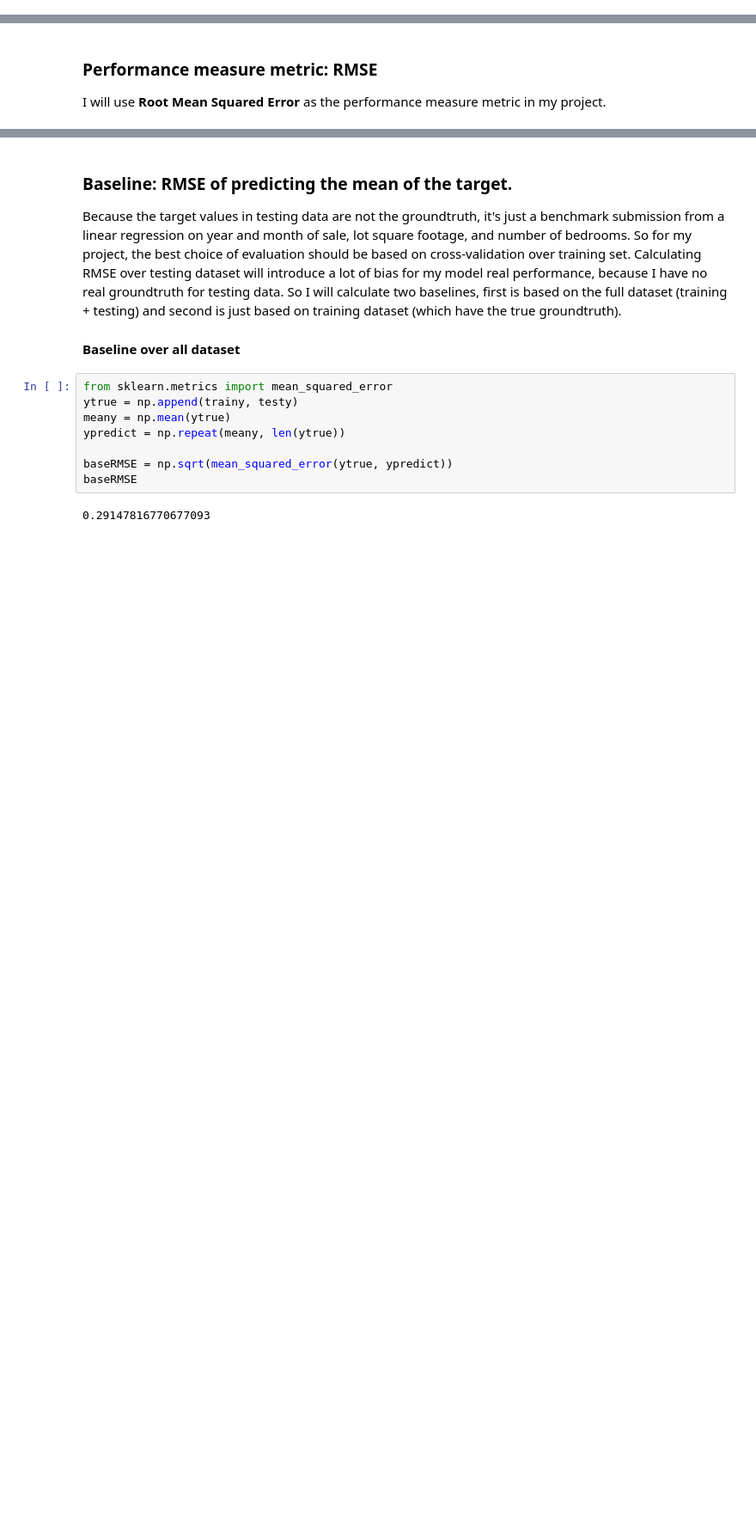
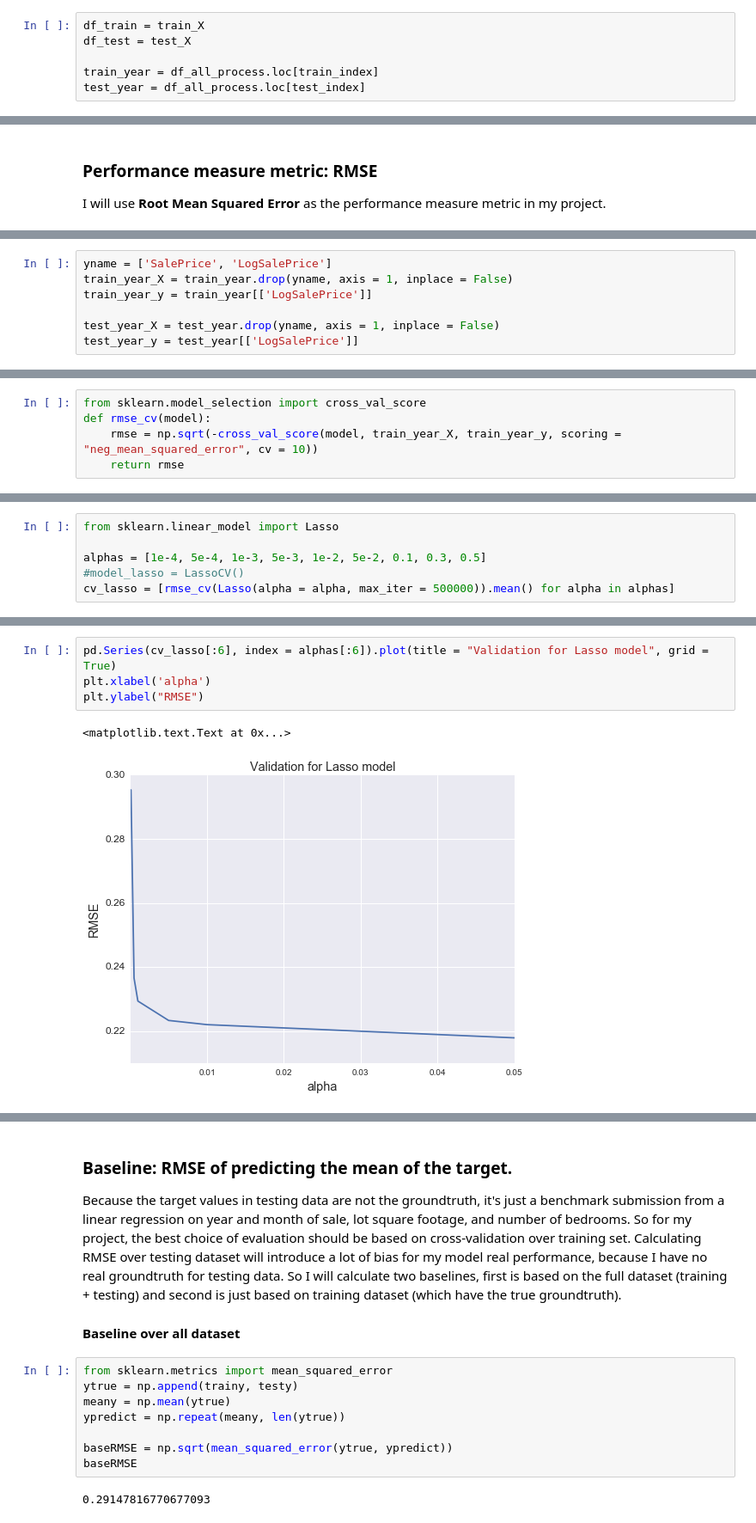
Before and after one commit to AngeloK/house-price-prediction, a Jupyter notebook: Linlin/house-price.ipynb, the cells around one changed output, grey strips where cells are left out. Shown at 86% size. Drawn from its saved outputs; the diff is of its cells as text; blank space fills up the shorter version.

```diff
--- a/Linlin/house-price.ipynb
+++ b/Linlin/house-price.ipynb
@@ -220,0 +363,6 @@ testX = test_X.as_matrix()
+# %%
+df_train = train_X
+df_test = test_X
+
+train_year = df_all_process.loc[train_index]
+test_year = df_all_process.loc[test_index]
@@ -223,0 +397,7 @@ I will use __Root Mean Squared Error__ as the performance measure metric in my p
+# %%
+yname = ['SalePrice', 'LogSalePrice']
+train_year_X = train_year.drop(yname, axis = 1, inplace = False)
+train_year_y = train_year[['LogSalePrice']]
+
+test_year_X = test_year.drop(yname, axis = 1, inplace = False)
+test_year_y = test_year[['LogSalePrice']]
@@ -223,0 +415,5 @@ I will use __Root Mean Squared Error__ as the performance measure metric in my p
+# %%
+from sklearn.model_selection import cross_val_score
+def rmse_cv(model):
+    rmse = np.sqrt(-cross_val_score(model, train_year_X, train_year_y, scoring = "neg_mean_squared_error", cv = 10))
+    return rmse
@@ -223,0 +422,6 @@ I will use __Root Mean Squared Error__ as the performance measure metric in my p
+# %%
+from sklearn.linear_model import Lasso
+
+alphas = [1e-4, 5e-4, 1e-3, 5e-3, 1e-2, 5e-2, 0.1, 0.3, 0.5]
+#model_lasso = LassoCV()
+cv_lasso = [rmse_cv(Lasso(alpha = alpha, max_iter = 500000)).mean() for alpha in alphas]
@@ -223,0 +440,7 @@ I will use __Root Mean Squared Error__ as the performance measure metric in my p
+# %%
+pd.Series(cv_lasso[:6], index = alphas[:6]).plot(title = "Validation for Lasso model", grid = True)
+plt.xlabel('alpha')
+plt.ylabel("RMSE")
+# %% [output]
+<matplotlib.text.Text at 0x...>
+[figure, added]
```
Also changed, not shown: parts of 80 cells of this notebook, 1 other file.
